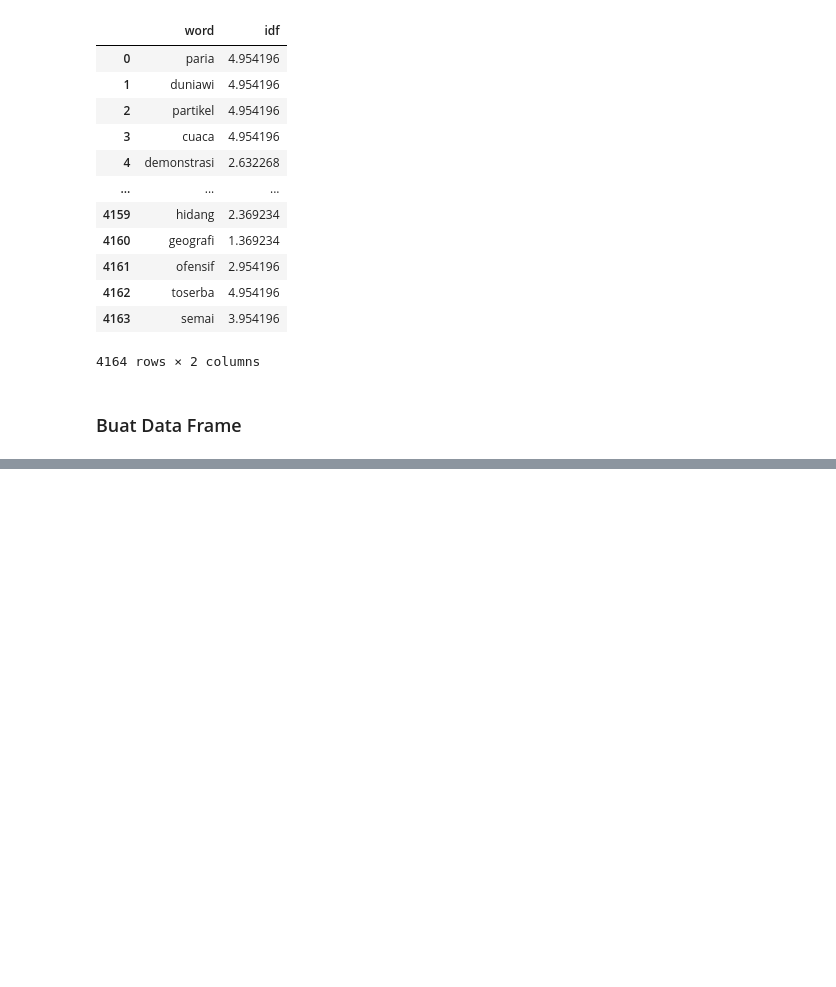
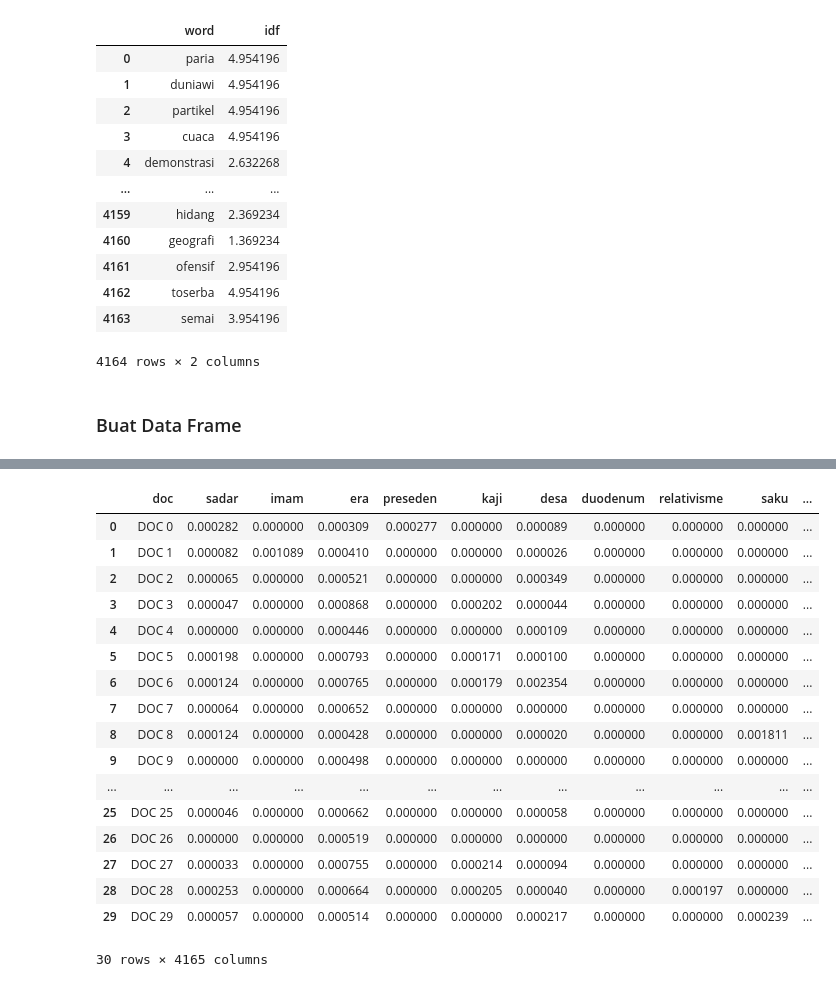
Before and after one commit to gianmartind/plagiarism_detection, a Jupyter notebook: notebooks/plagiarism_.ipynb, the cells around one changed output, grey strips where cells are left out. Cells and saved outputs as stored; diff of their text form; code cells hidden in the pictures; blank space fills up the shorter version.

```diff
--- a/notebooks/plagiarism_.ipynb
+++ b/notebooks/plagiarism_.ipynb
@@ -151,0 +157,21 @@ NameError: name 'documents' is not defined
+# %%
+df
+# %% [output]
+|  | doc | sadar | imam | era | preseden | kaji | desa | duodenum | relativisme | saku | ... |
+| 0 | DOC 0 | 0.000282 | 0.000000 | 0.000309 | 0.000277 | 0.000000 | 0.000089 | 0.000000 | 0.000000 | 0.000000 | ... |
+| 1 | DOC 1 | 0.000082 | 0.001089 | 0.000410 | 0.000000 | 0.000000 | 0.000026 | 0.000000 | 0.000000 | 0.000000 | ... |
+| 2 | DOC 2 | 0.000065 | 0.000000 | 0.000521 | 0.000000 | 0.000000 | 0.000349 | 0.000000 | 0.000000 | 0.000000 | ... |
+| 3 | DOC 3 | 0.000047 | 0.000000 | 0.000868 | 0.000000 | 0.000202 | 0.000044 | 0.000000 | 0.000000 | 0.000000 | ... |
+| 4 | DOC 4 | 0.000000 | 0.000000 | 0.000446 | 0.000000 | 0.000000 | 0.000109 | 0.000000 | 0.000000 | 0.000000 | ... |
+| 5 | DOC 5 | 0.000198 | 0.000000 | 0.000793 | 0.000000 | 0.000171 | 0.000100 | 0.000000 | 0.000000 | 0.000000 | ... |
+| 6 | DOC 6 | 0.000124 | 0.000000 | 0.000765 | 0.000000 | 0.000179 | 0.002354 | 0.000000 | 0.000000 | 0.000000 | ... |
+| 7 | DOC 7 | 0.000064 | 0.000000 | 0.000652 | 0.000000 | 0.000000 | 0.000000 | 0.000000 | 0.000000 | 0.000000 | ... |
+| 8 | DOC 8 | 0.000124 | 0.000000 | 0.000428 | 0.000000 | 0.000000 | 0.000020 | 0.000000 | 0.000000 | 0.001811 | ... |
+| 9 | DOC 9 | 0.000000 | 0.000000 | 0.000498 | 0.000000 | 0.000000 | 0.000000 | 0.000000 | 0.000000 | 0.000000 | ... |
+| ... | ... | ... | ... | ... | ... | ... | ... | ... | ... | ... | ... |
+| 25 | DOC 25 | 0.000046 | 0.000000 | 0.000662 | 0.000000 | 0.000000 | 0.000058 | 0.000000 | 0.000000 | 0.000000 | ... |
+| 26 | DOC 26 | 0.000000 | 0.000000 | 0.000519 | 0.000000 | 0.000000 | 0.000000 | 0.000000 | 0.000000 | 0.000000 | ... |
+| 27 | DOC 27 | 0.000033 | 0.000000 | 0.000755 | 0.000000 | 0.000214 | 0.000094 | 0.000000 | 0.000000 | 0.000000 | ... |
+| 28 | DOC 28 | 0.000253 | 0.000000 | 0.000664 | 0.000000 | 0.000205 | 0.000040 | 0.000000 | 0.000197 | 0.000000 | ... |
+| 29 | DOC 29 | 0.000057 | 0.000000 | 0.000514 | 0.000000 | 0.000000 | 0.000217 | 0.000000 | 0.000000 | 0.000239 | ... |
+30 rows × 4165 columns
```
Also changed, not shown: parts of 4 cells of this notebook, 2 other files.
